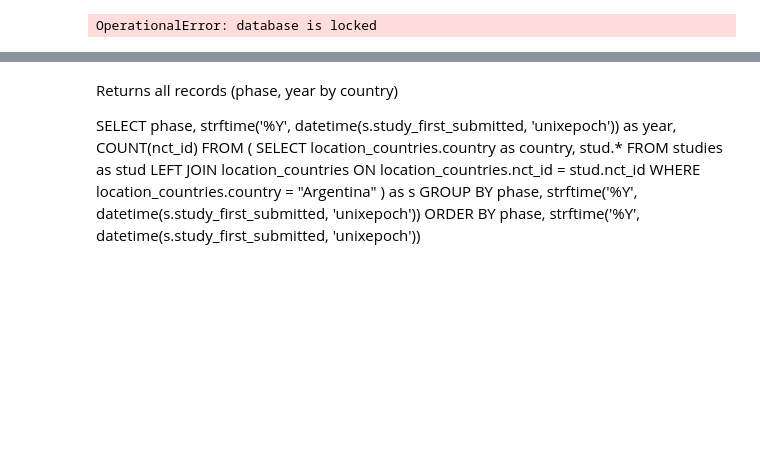
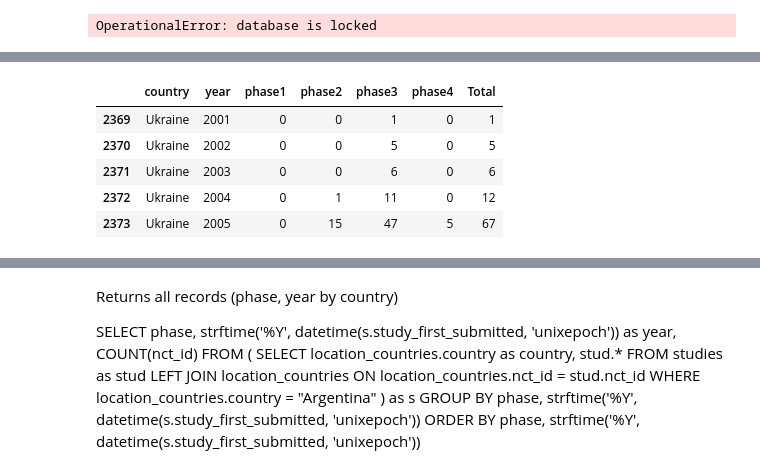
Before and after one commit to vaal12/FDA-clinical-studies-review, a Jupyter notebook: Preparation of JSONs (coutries) from SQL.ipynb, the cells around one changed output, grey strips where cells are left out. Saved outputs shown, nothing was run; the diff lists cells and outputs as text; code cells hidden in the pictures; blank space fills up the shorter version.

```diff
--- a/Preparation of JSONs (coutries) from SQL.ipynb
+++ b/Preparation of JSONs (coutries) from SQL.ipynb
@@ -112,0 +115,9 @@ df_studies_phases_by_year.head()
+# %%
+df_studies_phases_by_year.loc[df_studies_phases_by_year.country=="Ukraine"].head()
+# %% [output]
+|  | country | year | phase1 | phase2 | phase3 | phase4 | Total |
+| 2369 | Ukraine | 2001 | 0 | 0 | 1 | 0 | 1 |
+| 2370 | Ukraine | 2002 | 0 | 0 | 5 | 0 | 5 |
+| 2371 | Ukraine | 2003 | 0 | 0 | 6 | 0 | 6 |
+| 2372 | Ukraine | 2004 | 0 | 1 | 11 | 0 | 12 |
+| 2373 | Ukraine | 2005 | 0 | 15 | 47 | 5 | 67 |
```
Also changed, not shown: parts of 5 cells of this notebook.
